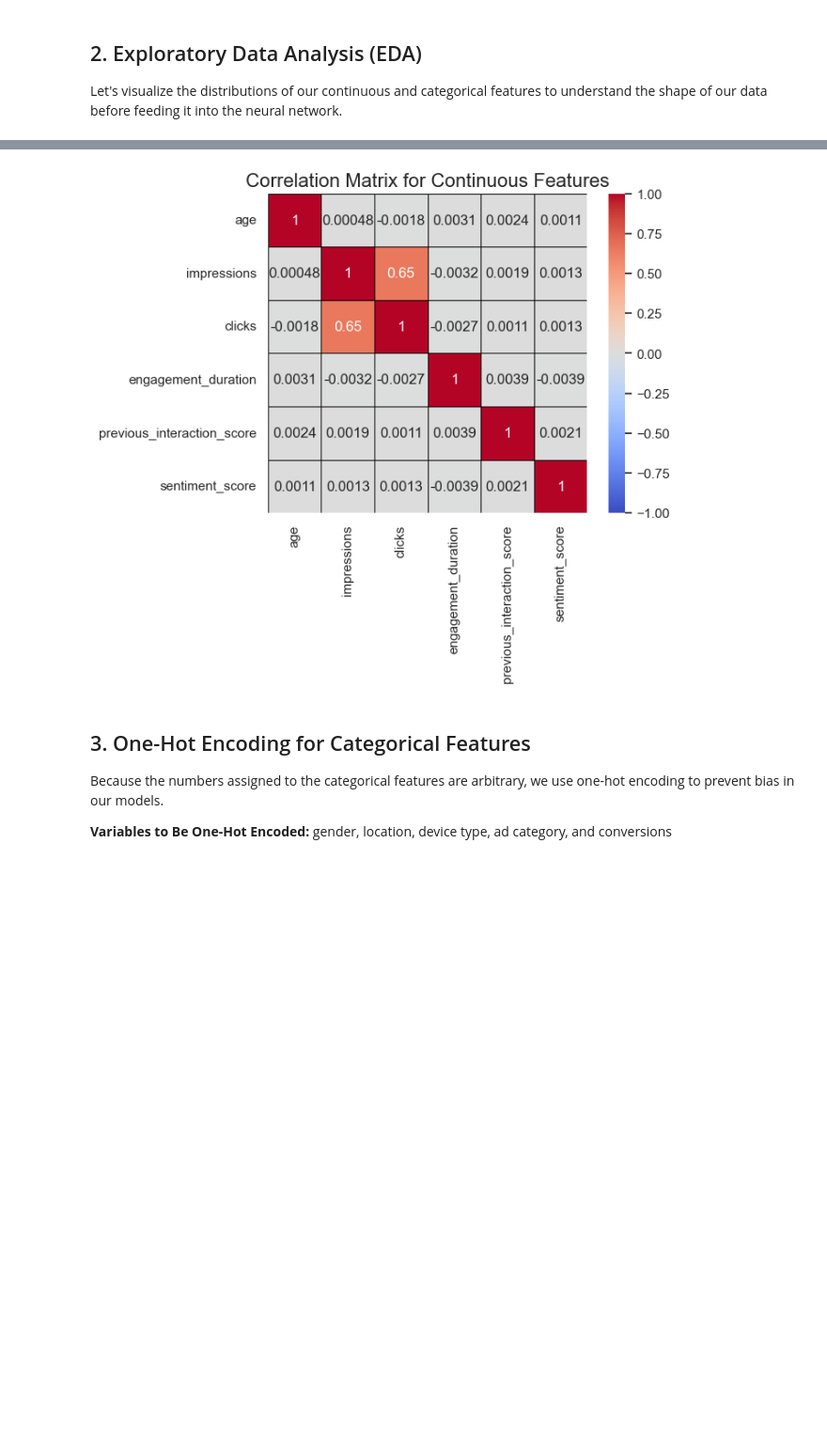
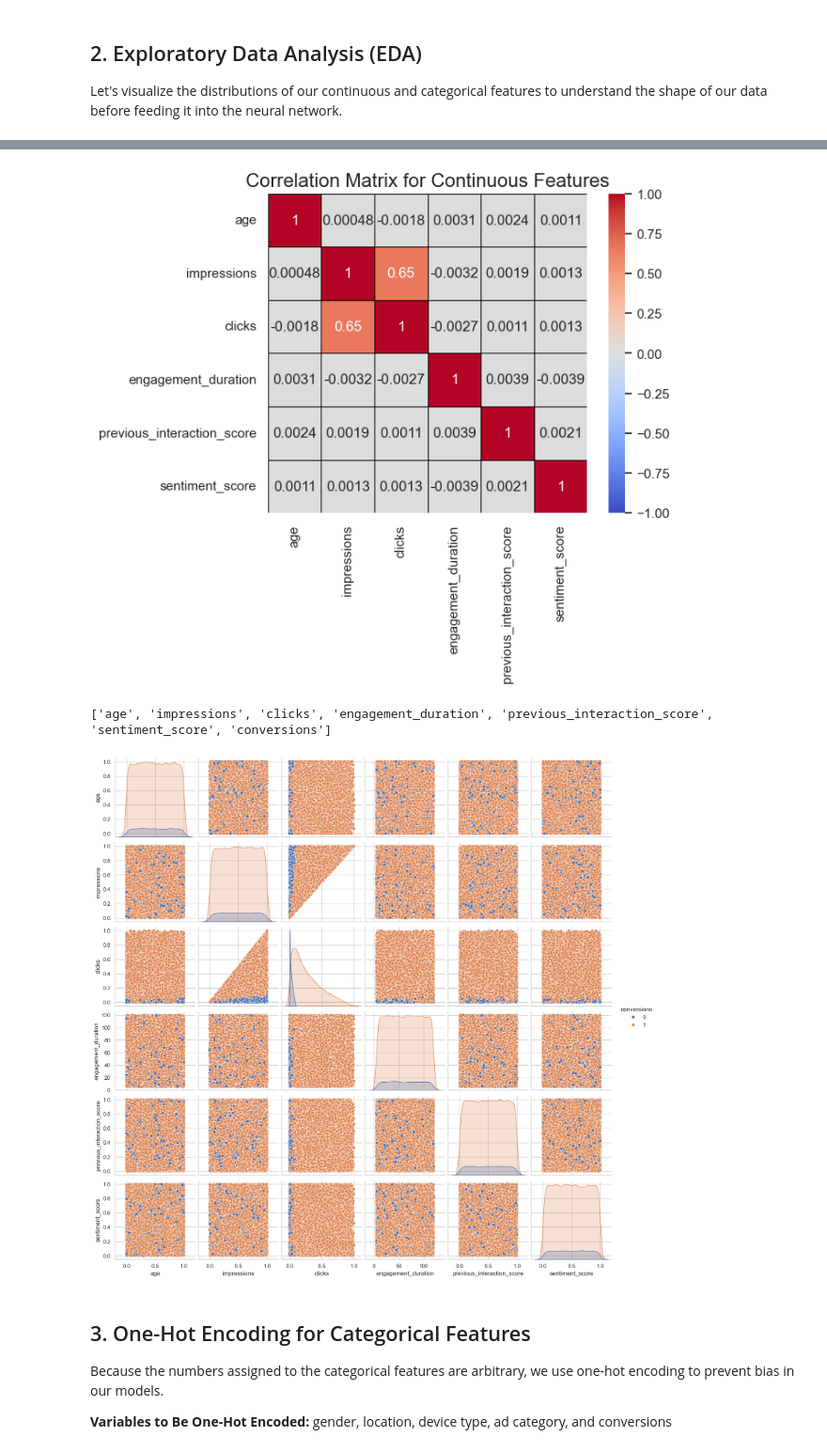
Before and after one commit to DanielDanyang/ECS171-Group10, a Jupyter notebook: EDA.ipynb, the cells around one changed output, grey strips where cells are left out. Shown at 94% size. Saved outputs shown, nothing was run; the diff lists cells and outputs as text; code cells hidden in the pictures; blank space fills up the shorter version.

Commit message:
Update pairplot
Updated pairplot in exploratory data analysis to show the classes we want to classify

```diff
--- a/EDA.ipynb
+++ b/EDA.ipynb
@@ -85,33 +85,44 @@ plt.tight_layout()
 plt.show()
 
 # --- Plot 3: Correlation Matrix for Continuous Features ---
 continuous_df = df_processed[continuous_features] # dataframe with continuous features
 sns.heatmap(continuous_df.corr(), annot=True, vmin=-1, vmax=1, center=0, cmap='coolwarm', linewidths=0.5, linecolor='black', square=True)
 plt.title('Correlation Matrix for Continuous Features', fontsize=16)
 plt.show()
+
+# --- Plot 4: Pairplot ---
+pairplot_features = continuous_features
+pairplot_features.append('conversions')
+print(pairplot_features)
+pairplot_df = df_processed[pairplot_features]
+sns.set_style('whitegrid')
+sns.pairplot(pairplot_df, hue='conversions')
+plt.show()
 # %% [output]
 [figure]
 Passing `palette` without assigning `hue` is deprecated and will be removed in v0.14.0. Assign the `x` variable to `hue` and set `legend=False` for the same effect.
 
   sns.barplot(x=val_counts.index, y=val_counts.values, ax=axes[i], palette='Set2')
 
 Passing `palette` without assigning `hue` is deprecated and will be removed in v0.14.0. Assign the `x` variable to `hue` and set `legend=False` for the same effect.
 
   sns.barplot(x=val_counts.index, y=val_counts.values, ax=axes[i], palette='Set2')
 
 Passing `palette` without assigning `hue` is deprecated and will be removed in v0.14.0. Assign the `x` variable to `hue` and set `legend=False` for the same effect.
 
   sns.barplot(x=val_counts.index, y=val_counts.values, ax=axes[i], palette='Set2')
 
 Passing `palette` without assigning `hue` is deprecated and will be removed in v0.14.0. Assign the `x` variable to `hue` and set `legend=False` for the same effect.
 
   sns.barplot(x=val_counts.index, y=val_counts.values, ax=axes[i], palette='Set2')
 
 Passing `palette` without assigning `hue` is deprecated and will be removed in v0.14.0. Assign the `x` variable to `hue` and set `legend=False` for the same effect.
 
   sns.barplot(x=val_counts.index, y=val_counts.values, ax=axes[i], palette='Set2')
 [figure]
 [figure]
+['age', 'impressions', 'clicks', 'engagement_duration', 'previous_interaction_score', 'sentiment_score', 'conversions']
+[figure, added]
 # %% [markdown]
 ## 3. One-Hot Encoding for Categorical Features
 Because the numbers assigned to the categorical features are arbitrary, we use one-hot encoding to prevent bias in our models.
```
